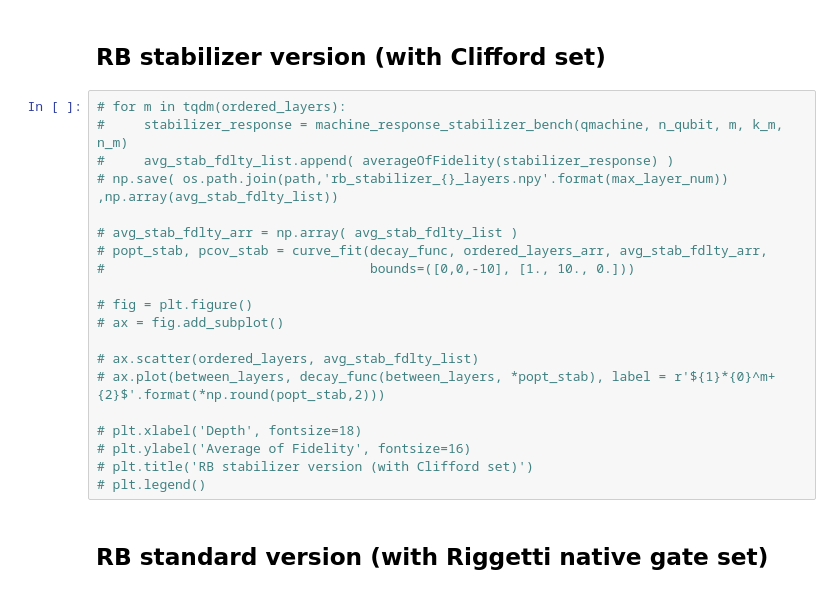
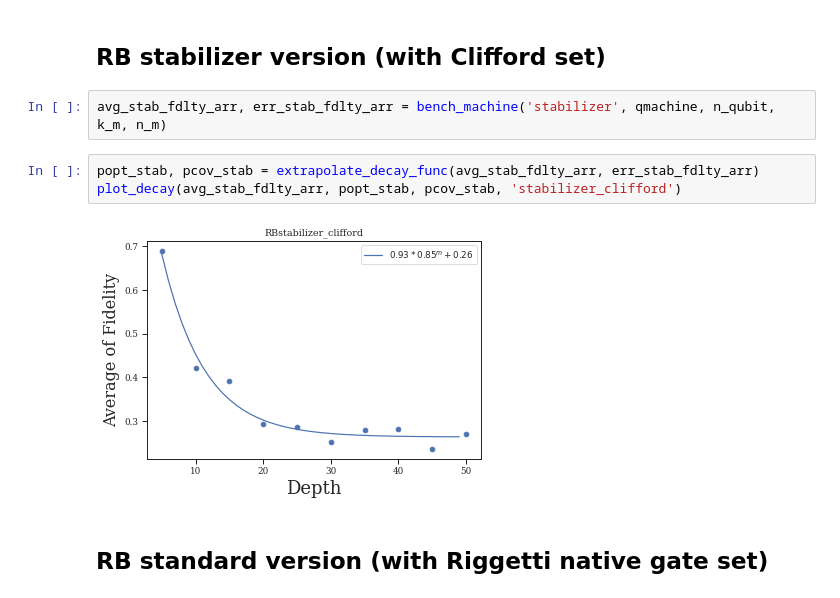
Before and after one commit to mmehrani/Randomized_Benchmarking_protocol, a Jupyter notebook: Bench_machine.ipynb, the cells around one changed output. Saved outputs shown, nothing was run; the diff lists cells and outputs as text.

```diff
--- a/Bench_machine.ipynb
+++ b/Bench_machine.ipynb
@@ -121,24 +111,11 @@ fig.savefig('RB_std_clifford_gates.png')
 # %% [markdown]
 ## RB stabilizer version (with Clifford set)
-# %%
-# for m in tqdm(ordered_layers):
-#     stabilizer_response = machine_response_stabilizer_bench(qmachine, n_qubit, m, k_m, n_m)
-#     avg_stab_fdlty_list.append( averageOfFidelity(stabilizer_response) )
-# np.save( os.path.join(path,'rb_stabilizer_{}_layers.npy'.format(max_layer_num)) ,np.array(avg_stab_fdlty_list))
-
-# avg_stab_fdlty_arr = np.array( avg_stab_fdlty_list )
-# popt_stab, pcov_stab = curve_fit(decay_func, ordered_layers_arr, avg_stab_fdlty_arr,
-#                                  bounds=([0,0,-10], [1., 10., 0.]))
-
-# fig = plt.figure()
-# ax = fig.add_subplot()
-
-# ax.scatter(ordered_layers, avg_stab_fdlty_list)
-# ax.plot(between_layers, decay_func(between_layers, *popt_stab), label = r'${1}*{0}^m+{2}$'.format(*np.round(popt_stab,2)))
-
-# plt.xlabel('Depth', fontsize=18)
-# plt.ylabel('Average of Fidelity', fontsize=16)
-# plt.title('RB stabilizer version (with Clifford set)')
-# plt.legend()
+# %%
+avg_stab_fdlty_arr, err_stab_fdlty_arr = bench_machine('stabilizer', qmachine, n_qubit, k_m, n_m)
+# %%
+popt_stab, pcov_stab = extrapolate_decay_func(avg_stab_fdlty_arr, err_stab_fdlty_arr)
+plot_decay(avg_stab_fdlty_arr, popt_stab, pcov_stab, 'stabilizer_clifford')
+# %% [output]
+[figure, added]
 # %% [markdown]
 ## RB standard version (with Riggetti native gate set)
```
Also changed, not shown: parts of 29 cells of this notebook, 6 other files.
